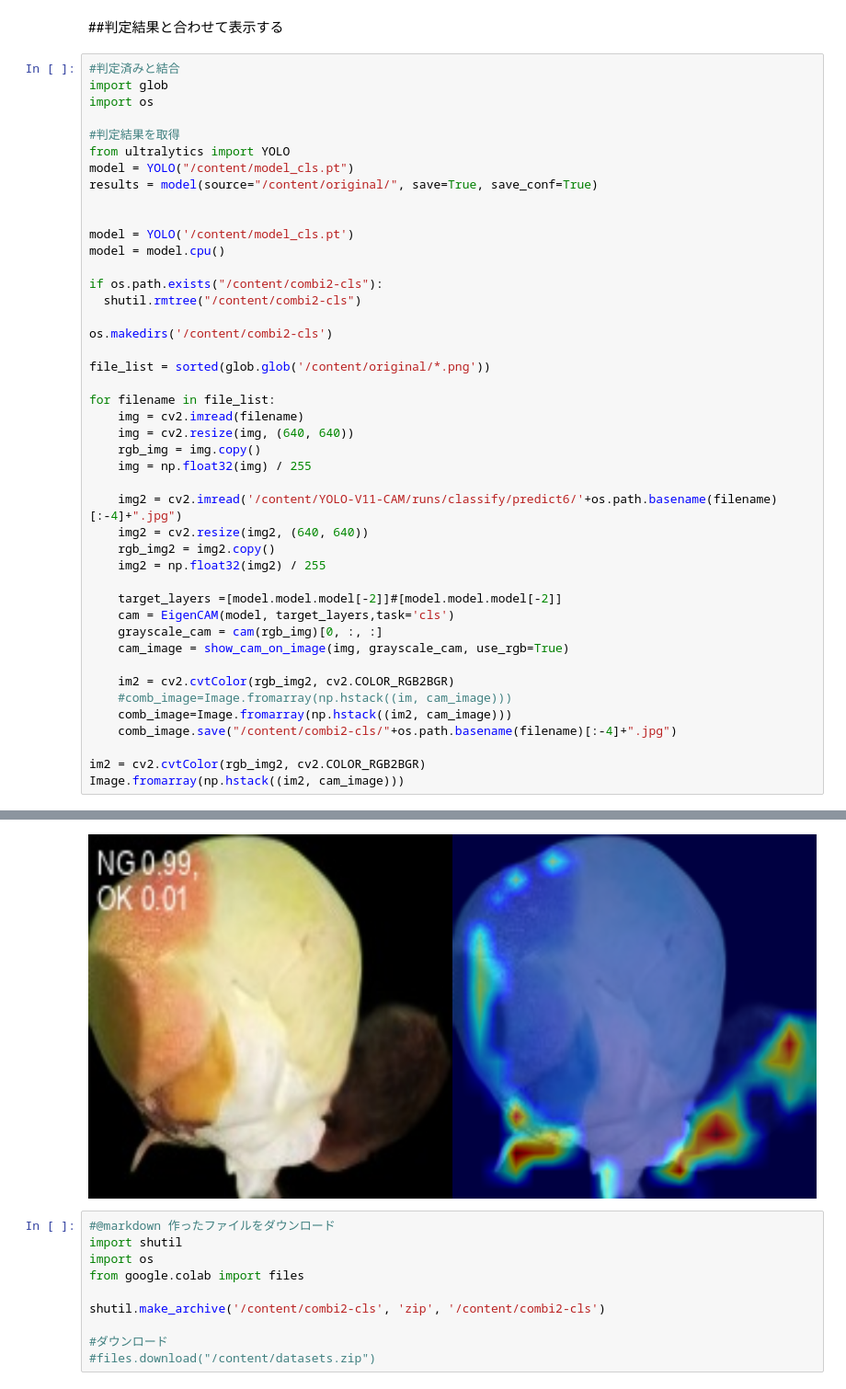
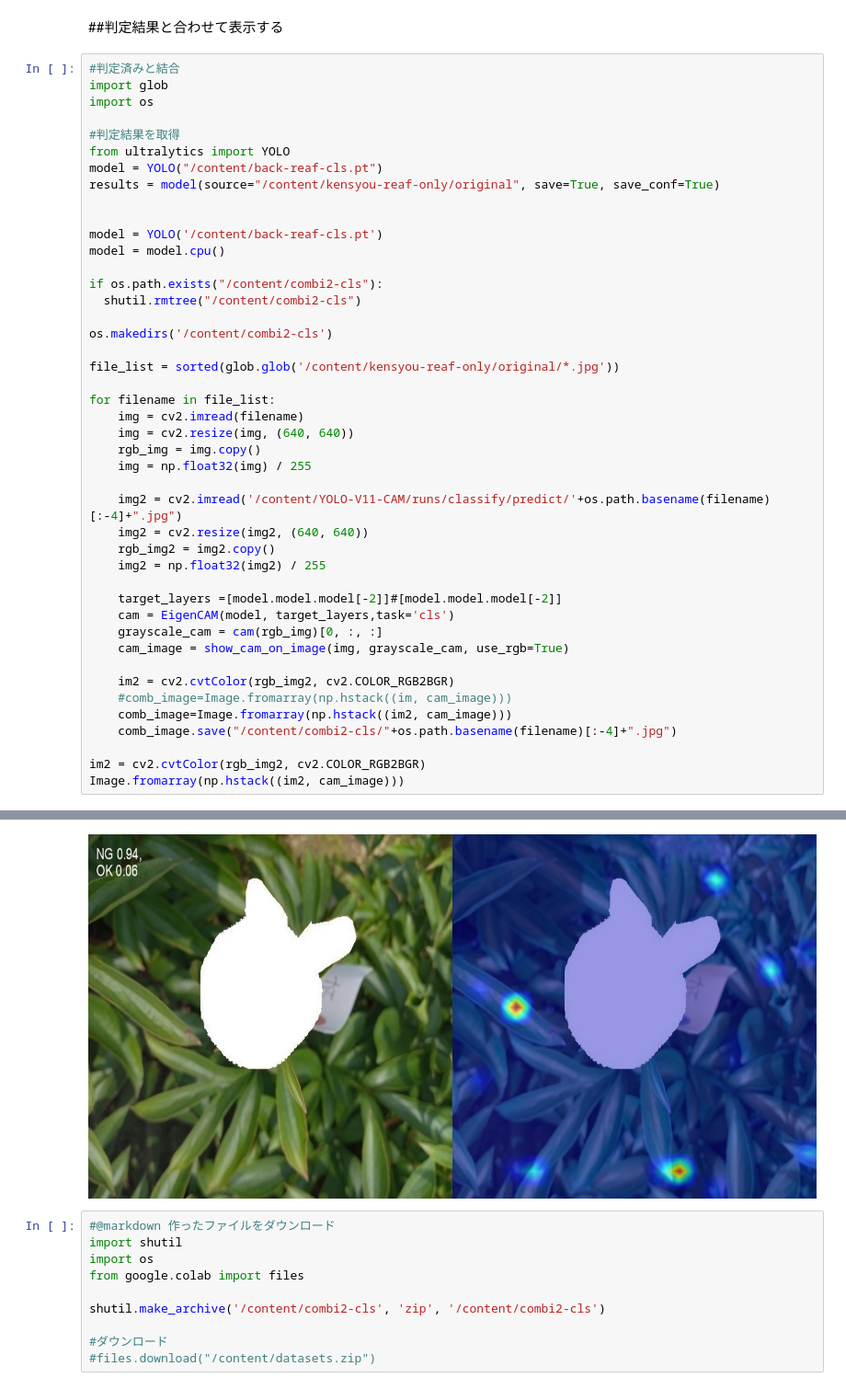
Before and after one commit to 1900690/heatmap_yolo, a Jupyter notebook: image-heatmaps.ipynb, the cells around one changed output, grey strips where cells are left out. Shown at 92% size. Saved outputs shown, nothing was run; the diff lists cells and outputs as text.

```diff
--- a/image-heatmaps.ipynb
+++ b/image-heatmaps.ipynb
@@ -132,11 +132,11 @@ import os
 
 #判定結果を取得
 from ultralytics import YOLO
-model = YOLO("/content/model_cls.pt")
-results = model(source="/content/original/", save=True, save_conf=True)
+model = YOLO("/content/back-reaf-cls.pt")
+results = model(source="/content/kensyou-reaf-only/original", save=True, save_conf=True)
 
 
-model = YOLO('/content/model_cls.pt')
+model = YOLO('/content/back-reaf-cls.pt')
 model = model.cpu()
 
 if os.path.exists("/content/combi2-cls"):
@@ -144,7 +144,7 @@ if os.path.exists("/content/combi2-cls"):
 
 os.makedirs('/content/combi2-cls')
 
-file_list = sorted(glob.glob('/content/original/*.png'))
+file_list = sorted(glob.glob('/content/kensyou-reaf-only/original/*.jpg'))
 
 for filename in file_list:
     img = cv2.imread(filename)
@@ -152,7 +152,7 @@ for filename in file_list:
     rgb_img = img.copy()
     img = np.float32(img) / 255
 
-    img2 = cv2.imread('/content/YOLO-V11-CAM/runs/classify/predict6/'+os.path.basename(filename)[:-4]+".jpg")
+    img2 = cv2.imread('/content/YOLO-V11-CAM/runs/classify/predict/'+os.path.basename(filename)[:-4]+".jpg")
     img2 = cv2.resize(img2, (640, 640))
     rgb_img2 = img2.copy()
     img2 = np.float32(img2) / 255
@@ -183,4 +193,4 @@ Speed: 8.1ms preprocess, 1441.0ms inference, 0.1ms postprocess per image at shap
-[figure, old version]
+[figure, new version]
 # %%
 #@markdown 作ったファイルをダウンロード
 import shutil
```
Also changed, not shown: parts of 3 cells of this notebook.
